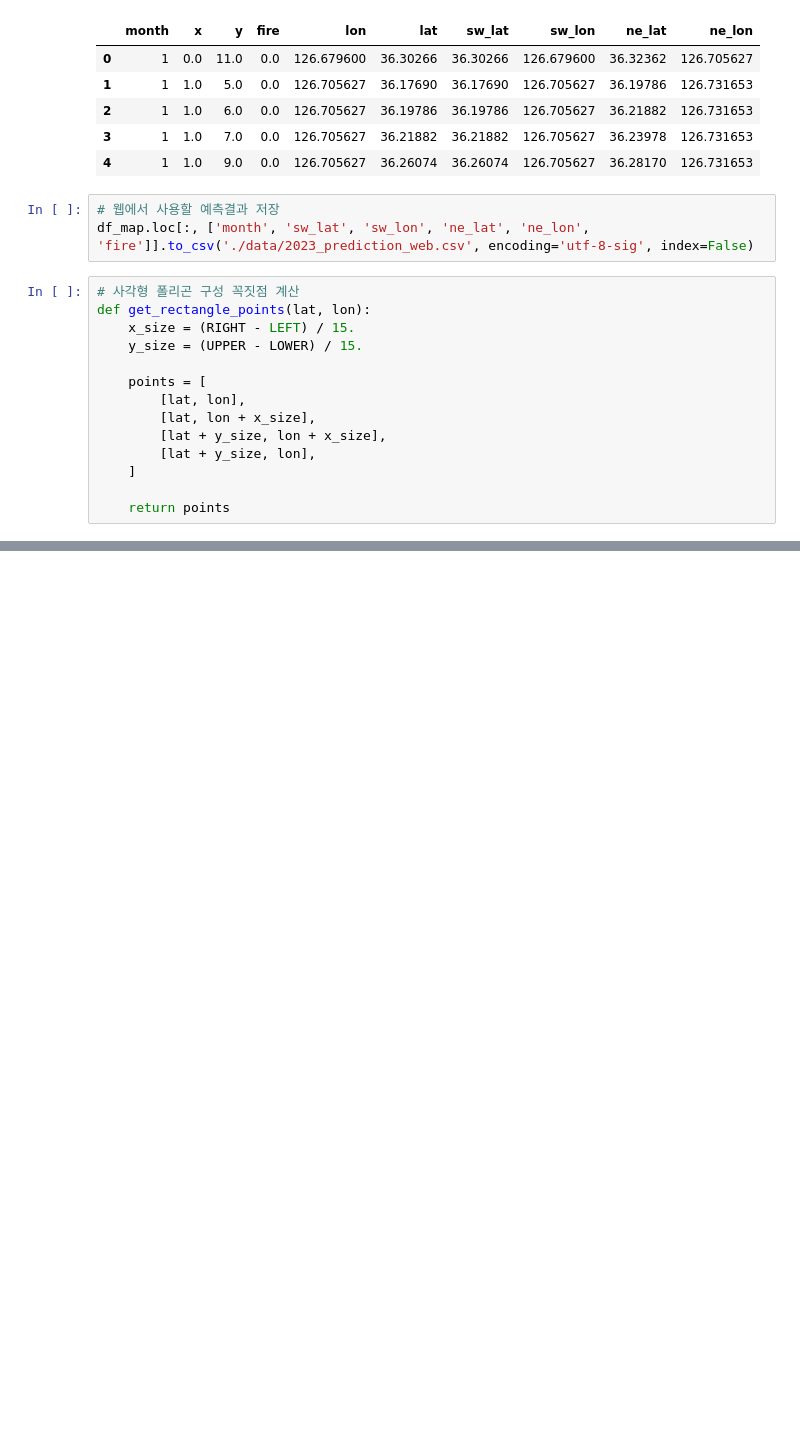
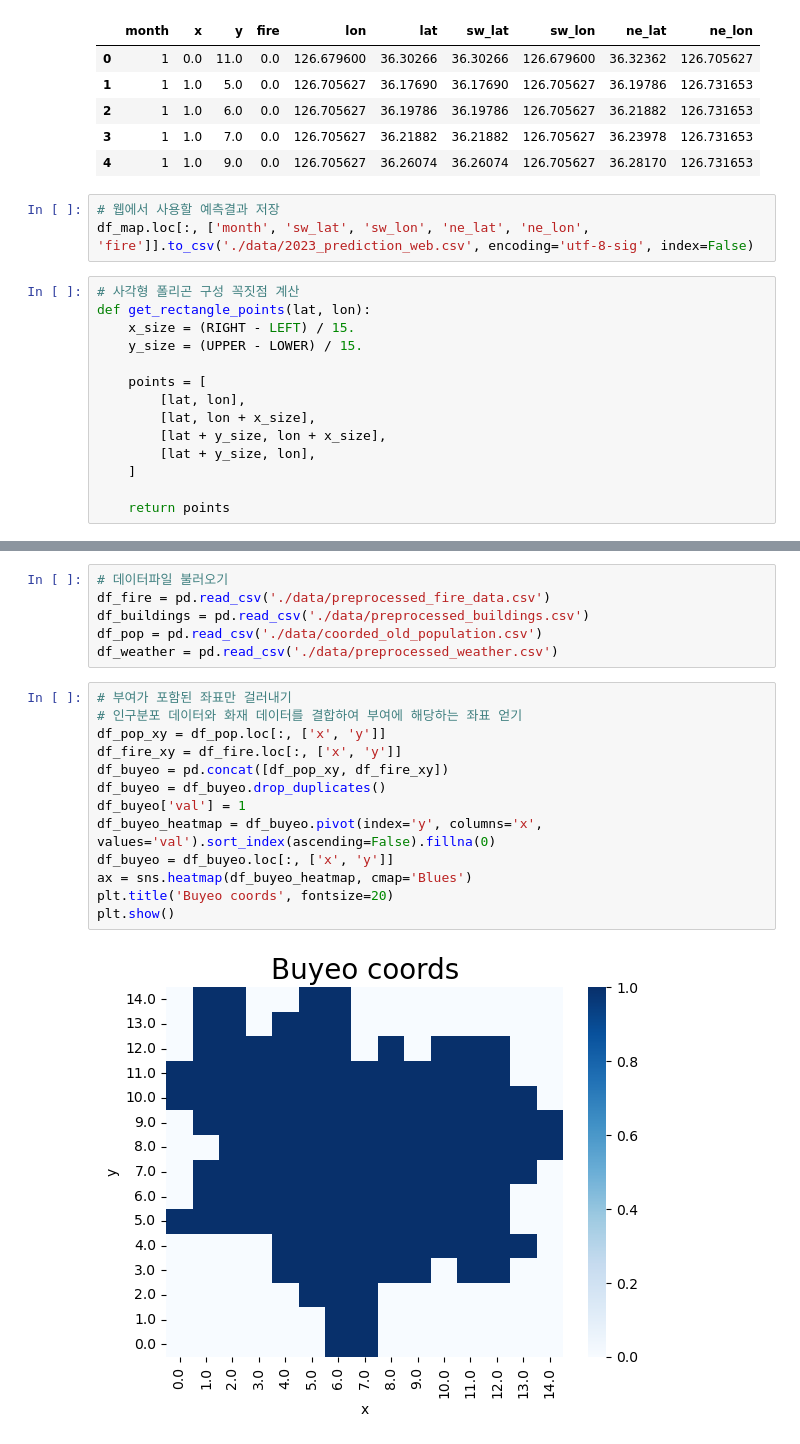
Before and after one commit to sihan827/Fire-Prediction, a Jupyter notebook: training.ipynb, the cells around one changed output, grey strips where cells are left out. Cells and saved outputs as stored; diff of their text form; blank space fills up the shorter version.

```diff
--- a/training.ipynb
+++ b/training.ipynb
@@ -856,0 +996,21 @@ gmap
+# %%
+# 데이터파일 불러오기
+df_fire = pd.read_csv('./data/preprocessed_fire_data.csv')
+df_buildings = pd.read_csv('./data/preprocessed_buildings.csv')
+df_pop = pd.read_csv('./data/coorded_old_population.csv')
+df_weather = pd.read_csv('./data/preprocessed_weather.csv')
+# %%
+# 부여가 포함된 좌표만 걸러내기
+# 인구분포 데이터와 화재 데이터를 결합하여 부여에 해당하는 좌표 얻기
+df_pop_xy = df_pop.loc[:, ['x', 'y']]
+df_fire_xy = df_fire.loc[:, ['x', 'y']]
+df_buyeo = pd.concat([df_pop_xy, df_fire_xy])
+df_buyeo = df_buyeo.drop_duplicates()
+df_buyeo['val'] = 1
+df_buyeo_heatmap = df_buyeo.pivot(index='y', columns='x', values='val').sort_index(ascending=False).fillna(0)
+df_buyeo = df_buyeo.loc[:, ['x', 'y']]
+ax = sns.heatmap(df_buyeo_heatmap, cmap='Blues')
+plt.title('Buyeo coords', fontsize=20)
+plt.show()
+# %% [output]
+[figure, added]
```
Also changed, not shown: parts of 25 cells of this notebook, 3 other files.
